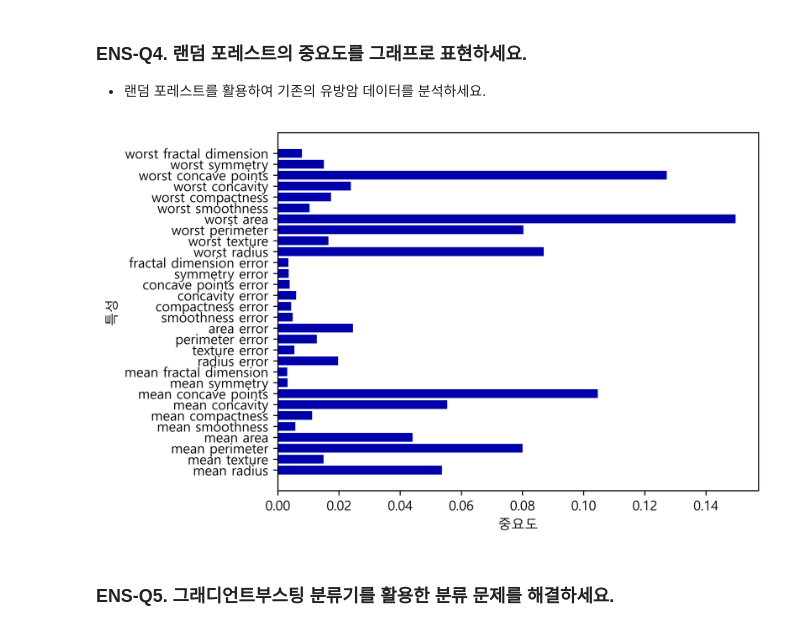
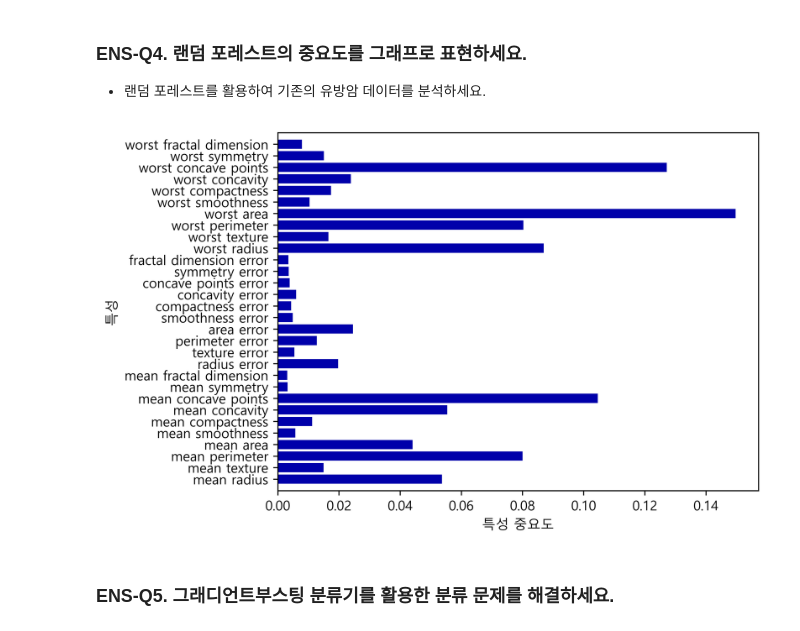
Before and after one commit to iambean-git/K_Digital_8_workspace, a Jupyter notebook: workspace_python_AI/02.MachineLearning/workspace/02_supervised-learning(c).ipynb, the cells around one changed output. Cells and saved outputs as stored; diff of their text form; code cells hidden in the pictures.

Commit message:
random forest

```diff
--- a/workspace_python_AI/02.MachineLearning/workspace/02_supervised-learning(c).ipynb
+++ b/workspace_python_AI/02.MachineLearning/workspace/02_supervised-learning(c).ipynb
@@ -72,13 +73,15 @@ print(accuracy_score(y_pred, y_test))
 ### ENS-Q4. 랜덤 포레스트의 중요도를 그래프로 표현하세요.
 - 랜덤 포레스트를 활용하여 기존의 유방암 데이터를 분석하세요.
 # %%
-n_features = len(forest.feature_importances_)
-plt.barh(np.arange(n_features), forest.feature_importances_)
-plt.yticks(np.arange(n_features), cancer.feature_names)
-plt.xlabel("중요도")
-plt.ylabel("특성")
-plt.show()
+def plot_feature_importances_cancer(model):
+    n_features = cancer.data.shape[1]
+    plt.barh(np.arange(n_features), model.feature_importances_, align='center')
+    plt.yticks(np.arange(n_features), cancer.feature_names)
+    plt.xlabel("특성 중요도")
+    plt.ylabel("특성")
+    plt.ylim(-1, n_features)
+plot_feature_importances_cancer(forest)
 # %% [output]
-[figure, old version]
+[figure, new version]
 # %% [markdown]
 ### ENS-Q5. 그래디언트부스팅 분류기를 활용한 분류 문제를 해결하세요.
```
Also changed, not shown: parts of 6 cells of this notebook.
